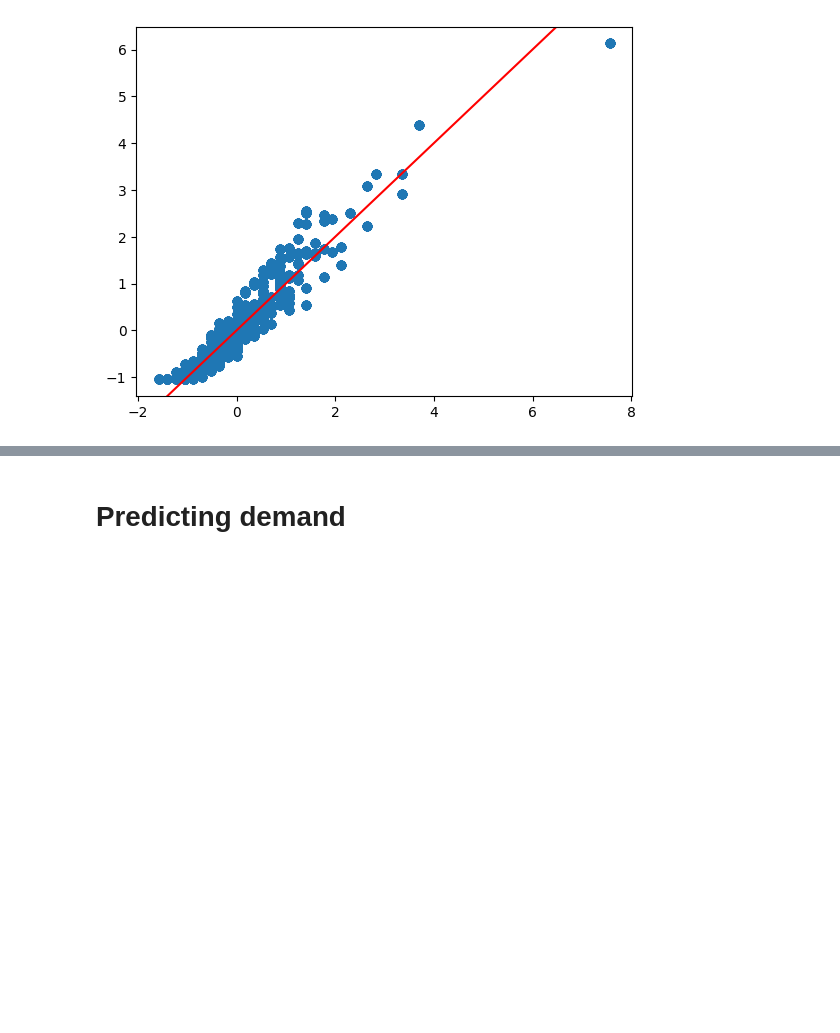
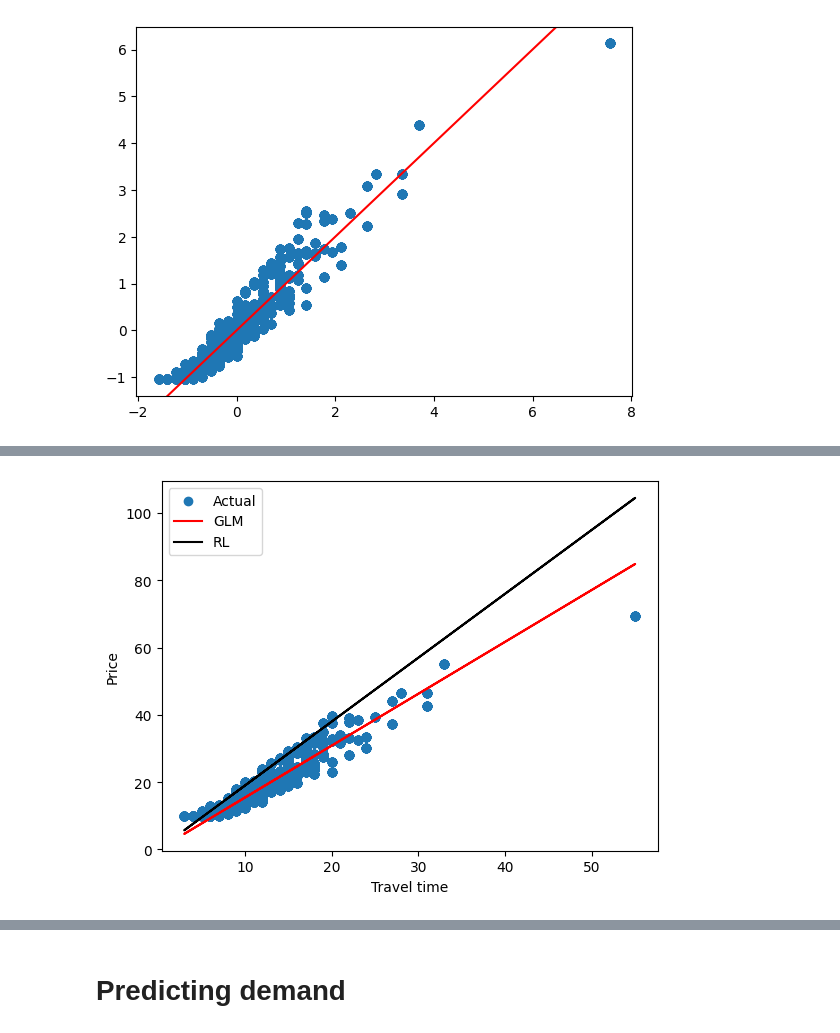
Before and after one commit to Jungar111/multi_agent_reinforcement_learning, a Jupyter notebook: notebooks/data_analysis_brooklyn.ipynb, the cells around one changed output, grey strips where cells are left out. Cells and saved outputs as stored; diff of their text form; code cells hidden in the pictures; blank space fills up the shorter version.

```diff
--- a/notebooks/data_analysis_brooklyn.ipynb
+++ b/notebooks/data_analysis_brooklyn.ipynb
@@ -188,3 +327,14 @@ Generalized Linear Model Regression Results
+# %%
+plt.scatter(df["travel_time"], df["price"], label="Actual")
+plt.plot(df["travel_time"], fitted_glm.predict(), color="red", label="GLM")
+plt.plot(df["travel_time"], df["travel_time"]*1.9, color="black", label="RL")
+#plt.plot(df["travel_time"], df["travel_time"]*2, color="magenta", label="RL2")
+plt.xlabel("Travel time")
+plt.ylabel("Price")
+plt.legend()
+plt.show()
+# %% [output]
+[figure, added]
 # %%
 plt.scatter(pred_df["price"], fitted_glm.predict())
 plt.axline((0,0), slope=1, color="red")
```
Also changed, not shown: parts of 24 cells of this notebook, 10 other files.
